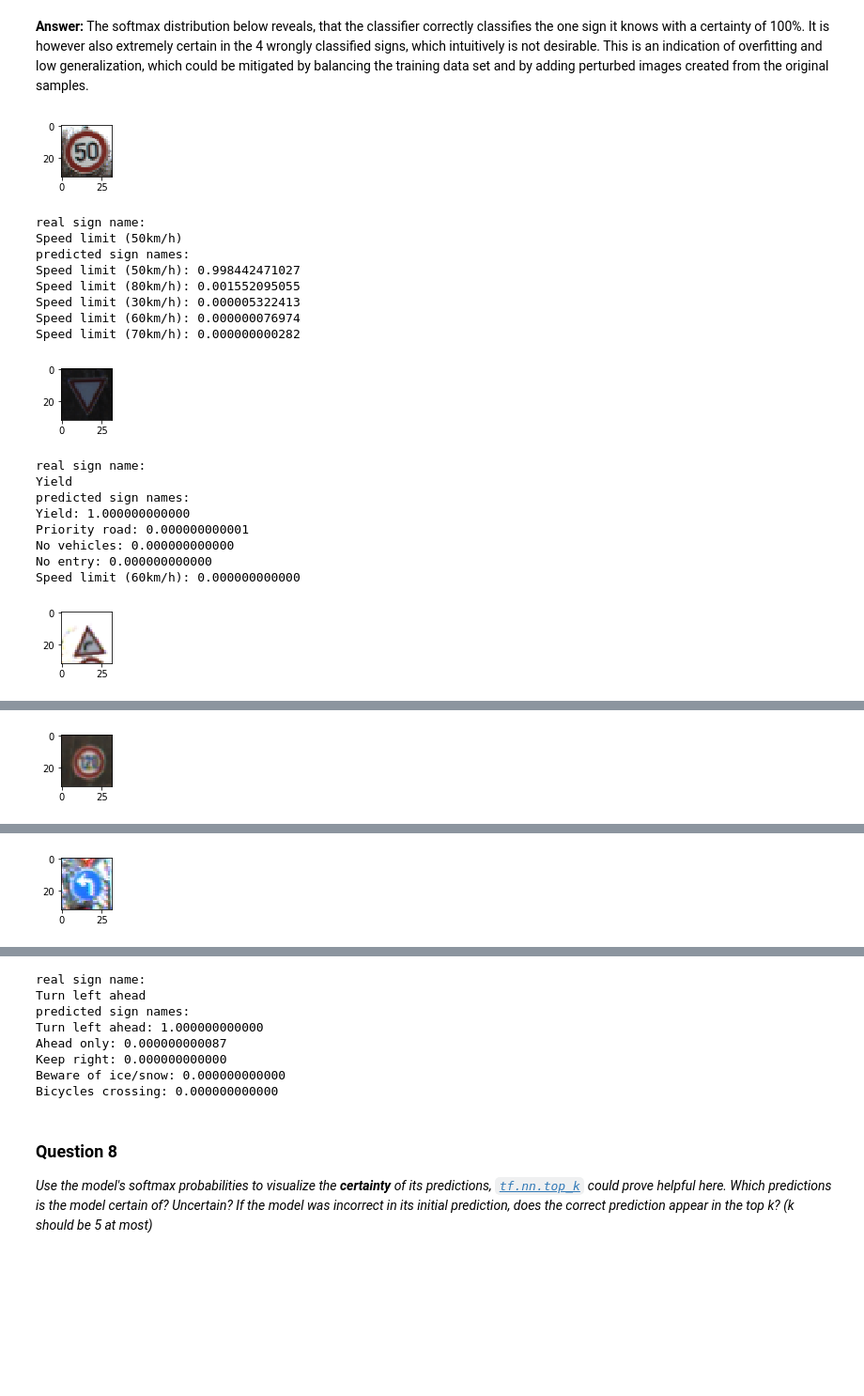
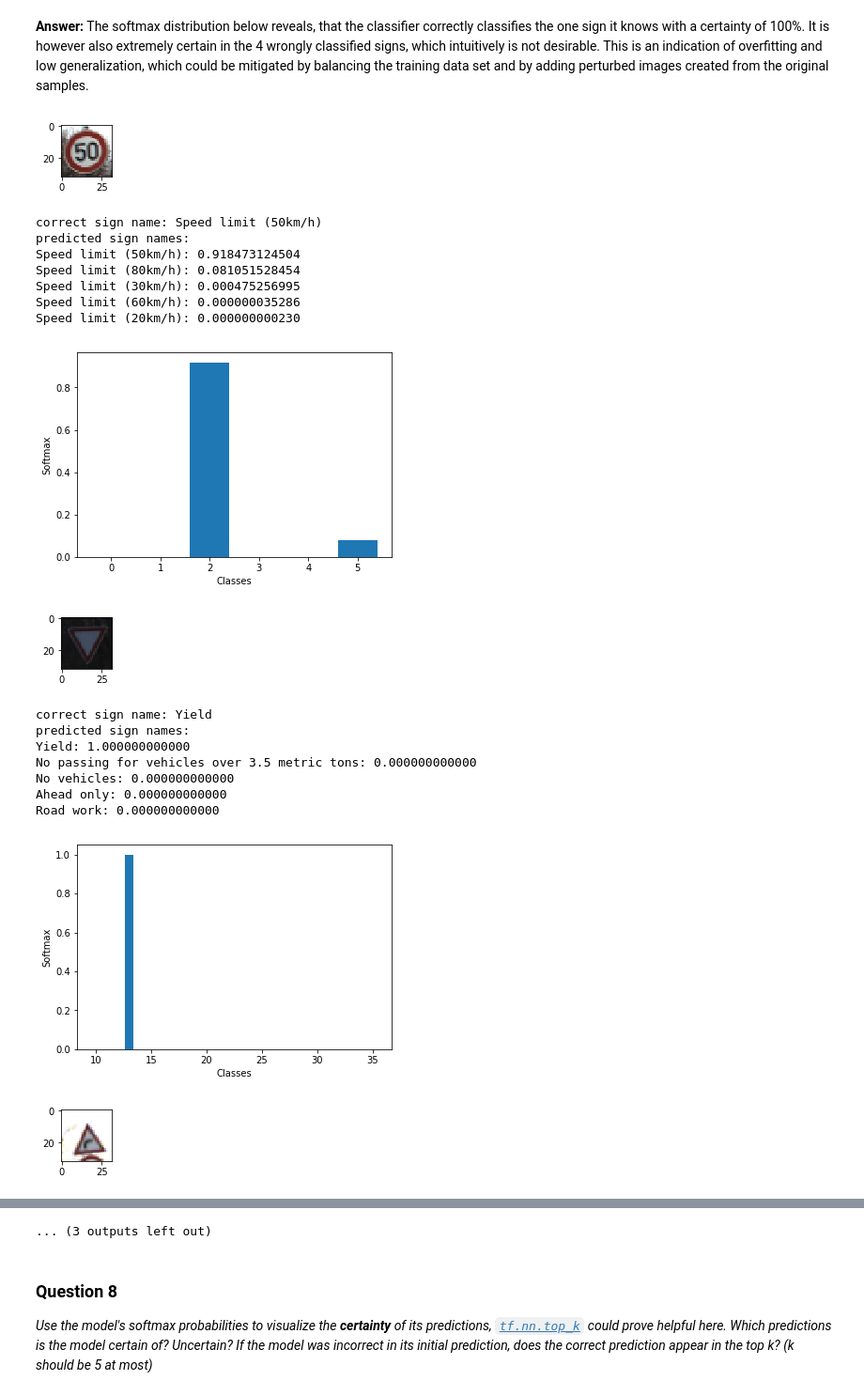
Before and after one commit to fera0013/CarND-Traffic-Sign-Classifier-Project, a Jupyter notebook: Traffic_Sign_Classifier.ipynb, the cells around one changed output, grey strips where cells are left out. Shown at 94% size. Cells and saved outputs as stored; diff of their text form; code cells hidden in the pictures; blank space fills up the shorter version.

```diff
--- a/Traffic_Sign_Classifier.ipynb
+++ b/Traffic_Sign_Classifier.ipynb
@@ -17,6 +17,8 @@ In addition to implementing code, there will be questions that you must answer w
 # Load pickled data
 import pickle
 from sklearn.cross_validation import train_test_split
+RANDOM_STATE = 42
+
 
 # TODO: Fill this in based on where you saved the training and testing data
 training_file = "train.p"
@@ -29,7 +31,10 @@ with open(testing_file, mode='rb') as f:
     test = pickle.load(f)
 
 X_train, y_train = train['features'], train['labels']
-X_train, X_validation, y_train, y_validation = train_test_split(X_train, y_train, test_size=0.20, random_state=42)
+X_train, X_validation, y_train, y_validation = train_test_split(X_train,
+                                                                y_train,
+                                                                test_size = 0.20,
+                                                                random_state = RANDOM_STATE)
 X_test, y_test = test['features'], test['labels']
 
 assert(len(X_train) == len(y_train))
@@ -74,7 +79,8 @@ sign_names = pandas.read_csv('signnames.csv',
                              sep = None,
                              skipinitialspace = True,
                              usecols = [1],
-                            squeeze = True)
+                             squeeze = True,
+                             engine = 'python')
 # %% [markdown]
 Visualize the German Traffic Signs Dataset using the pickled file(s). This is open ended, suggestions include: plotting traffic sign images, plotting the count of each sign, etc.
 
@@ -213,12 +240,8 @@ The final architecture is the classical LeNet architecture, as decribed in http:
 # %%
-### Train your model here.
-### Feel free to use as many code cells as needed.
-import tensorflow as tf
-from sklearn.utils import shuffle
+KEEP_PROB = 0.8
+NO_DROPOUT = 1.
 
-X_train, y_train = shuffle(X_train, y_train)
-
-EPOCHS = 10
+EPOCHS = 15
 BATCH_SIZE = 128
 
 x = tf.placeholder(tf.float32, (None, 32, 32, 3))
@@ -259,13 +282,12 @@ with tf.Session() as sess:
     print("Training...")
     print()
     for i in range(EPOCHS):
-        X_train, y_train = shuffle(X_train, y_train)
         for offset in range(0, num_examples, BATCH_SIZE):
             end = offset + BATCH_SIZE
             batch_x, batch_y = X_train[offset:end], y_train[offset:end]
             sess.run(training_operation, feed_dict={x: batch_x,
                                                     y: batch_y,
-                                                    keep_prob: DROPOUT})
+                                                    keep_prob: KEEP_PROB})
 
         validation_accuracy = evaluate(X_validation, y_validation)
         print("EPOCH {} ...".format(i+1))
@@ -376,35 +400,39 @@ The softmax distribution below reveals, that the classifier correctly classifies
 # %%
 ### Visualize the softmax probabilities here.
 ### Feel free to use as many code cells as needed.
 for i in range(output.shape[0]):
     inds = np.argsort(output)[i, :]
-    str_indices=[str(index) for index in inds]
+    #top_candidates = sign_names[inds[-5:]]
+    top_candidates = inds[-5:]
+    softmaxes = output[i, inds[-5:]]
     plt.figure(figsize=(1,1))
     plt.imshow(X_test[test_sample_idx[i]].squeeze())
     plt.show()
-    print("real sign name:")
-    print(sign_names_dict[str(y_test[test_sample_idx[i]])])
+    plt.bar(top_candidates, softmaxes)
+    plt.xlabel('Classes')
+    plt.ylabel('Softmax')
+    print("correct sign name: "+sign_names[y_test[test_sample_idx[i]]])
     print("predicted sign names:")
     for j in range(5):
-        print("%s: %.12f" % (sign_names_dict[str_indices[-1 - j]], output[i, inds[-1 - j]]))
+        print("%s: %.12f" % (sign_names[inds[-1 - j]], output[i, inds[-1 - j]]))
     print()
 # %% [output]
 [figure]
-real sign name:
-Speed limit (50km/h)
+correct sign name: Speed limit (50km/h)
 predicted sign names:
-Speed limit (50km/h): 0.998442471027
-Speed limit (80km/h): 0.001552095055
-Speed limit (30km/h): 0.000005322413
-Speed limit (60km/h): 0.000000076974
-Speed limit (70km/h): 0.000000000282
+Speed limit (50km/h): 0.918473124504
+Speed limit (80km/h): 0.081051528454
+Speed limit (30km/h): 0.000475256995
+Speed limit (60km/h): 0.000000035286
+Speed limit (20km/h): 0.000000000230
-[figure, old version]
+[figure, new version]
+[figure, new version]
-real sign name:
-Yield
+correct sign name: Yield
 predicted sign names:
 Yield: 1.000000000000
-Priority road: 0.000000000001
+No passing for vehicles over 3.5 metric tons: 0.000000000000
 No vehicles: 0.000000000000
-No entry: 0.000000000000
-Speed limit (60km/h): 0.000000000000
+Ahead only: 0.000000000000
+Road work: 0.000000000000
-[figure, old version]
+[figure, new version]
+[figure, new version]
@@ -419 +445,0 @@ Right-of-way at the next intersection: 0.005996119231
-[figure, old version]
@@ -428 +454,0 @@ Roundabout mandatory: 0.000000001957
-[figure, old version]
@@ -429,11 +456,4 @@ Roundabout mandatory: 0.000000001957
-real sign name:
-Turn left ahead
-predicted sign names:
-Turn left ahead: 1.000000000000
-Ahead only: 0.000000000087
-Keep right: 0.000000000000
-Beware of ice/snow: 0.000000000000
-Bicycles crossing: 0.000000000000
+... (3 outputs left out)
 # %% [markdown]
 ### Question 8
 
```
Also changed, not shown: parts of 13 cells of this notebook, 2 other files.
